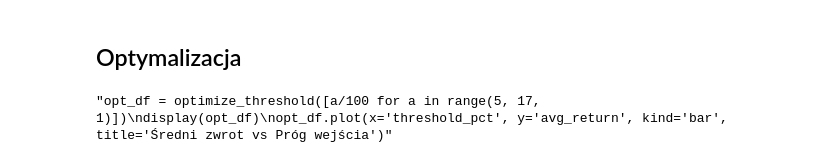
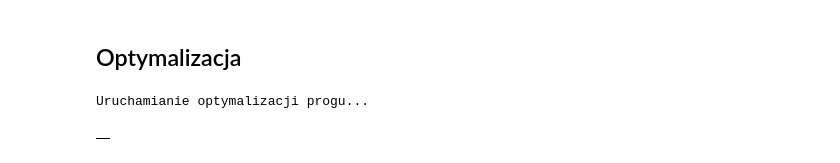
Before and after one commit to Tom-Wasko/lyse-lby, a Jupyter notebook: odbicie/main.ipynb, the cells around one changed output. Cells and saved outputs as stored; diff of their text form; code cells hidden in the pictures.

```diff
--- a/odbicie/main.ipynb
+++ b/odbicie/main.ipynb
@@ -210,40 +209,41 @@ def optimize_threshold(thresholds, max_holding_bars):
 
     # Tworzymy siatkę wszystkich kombinacji wejściowych list
     grid = list(itertools.product(thresholds, max_holding_bars))
 
     for th, max_bars in tqdm(grid, desc="Optymalizacja progu"):
         # max_bars definiuje ile dni po sygnale czekamy na wpadnięcie w próg
         ents = generate_odbicie_entries(signals_df, dfs_1d, threshold_pct=th, max_setup_hold_bars=max_bars)
 
         # max_bars definiuje również jak długo trzymamy trade zanim zamkniemy na czas
-        trds = moving_triple_barrier_labels(ents, dfs_1d, tp_mult=2.0, sl_mult=1.0, tp_trail_mult=1.0, max_holding_bars=max_bars)
+        trds = moving_triple_barrier_labels(ents, dfs_1d, tp_mult=tpm, sl_mult=slm, tp_trail_mult=ttpm, max_holding_bars=max_bars)
 
         if len(trds) > 0:
             win_rate = (trds['return_pct'] > 0).mean() * 100
             avg_return = trds['return_pct'].mean()
             results.append({
                 'threshold_pct': th,
                 'max_holding_bars': max_bars,
                 'trades': len(trds),
                 'win_rate': win_rate,
                 'avg_return': avg_return
             })
 
     df_res = pd.DataFrame(results)
     if not df_res.empty:
         df_res = df_res.sort_values(by='avg_return', ascending=False)
     return df_res
 
 # Odkomentuj aby uruchomić optymalizację
-# thresholds = [0.01, 0.02, 0.03, 0.04, 0.05, 0.07]
-# max_holding_bars = [10, 15]
+thresholds = [9,10,11,12]
+max_holding_bars = [15]
 
-# print("Uruchamianie optymalizacji progu...")
-# opt_df = optimize_threshold(thresholds, max_holding_bars)
+print("Uruchamianie optymalizacji progu...")
+opt_df = optimize_threshold(thresholds, max_holding_bars)
 
-# display(opt_df.head(10))
+display(opt_df.head(10))
 # %% [output]
-"opt_df = optimize_threshold([a/100 for a in range(5, 17, 1)])\ndisplay(opt_df)\nopt_df.plot(x='threshold_pct', y='avg_return', kind='bar', title='Średni zwrot vs Próg wejścia')"
+Uruchamianie optymalizacji progu...
+|  |
 # %%
 # 7. Optymalizacja Parametrów TBM (Take Profit / Stop Loss / Max Hold)
 import itertools
```
Also changed, not shown: parts of 16 cells of this notebook, 2 other files.
